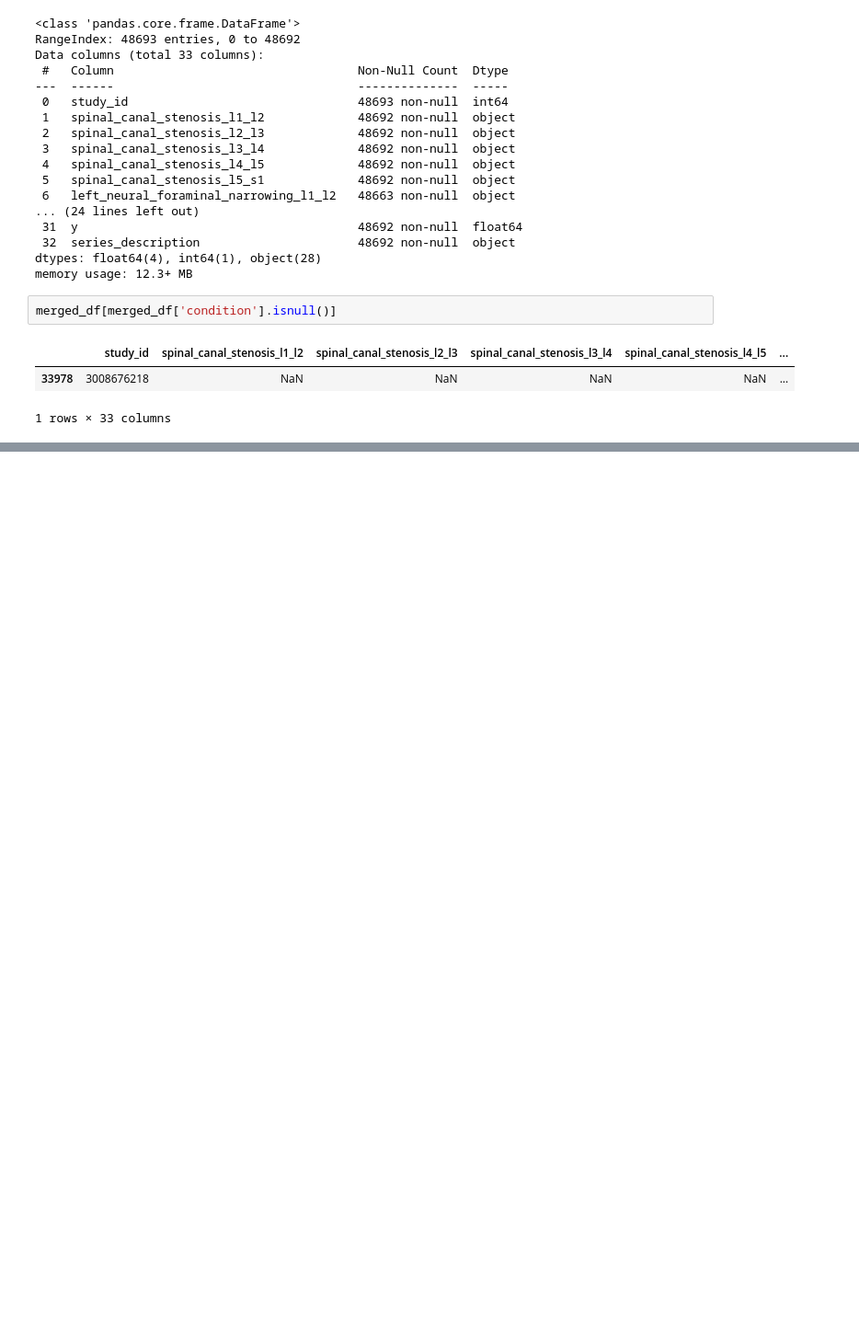
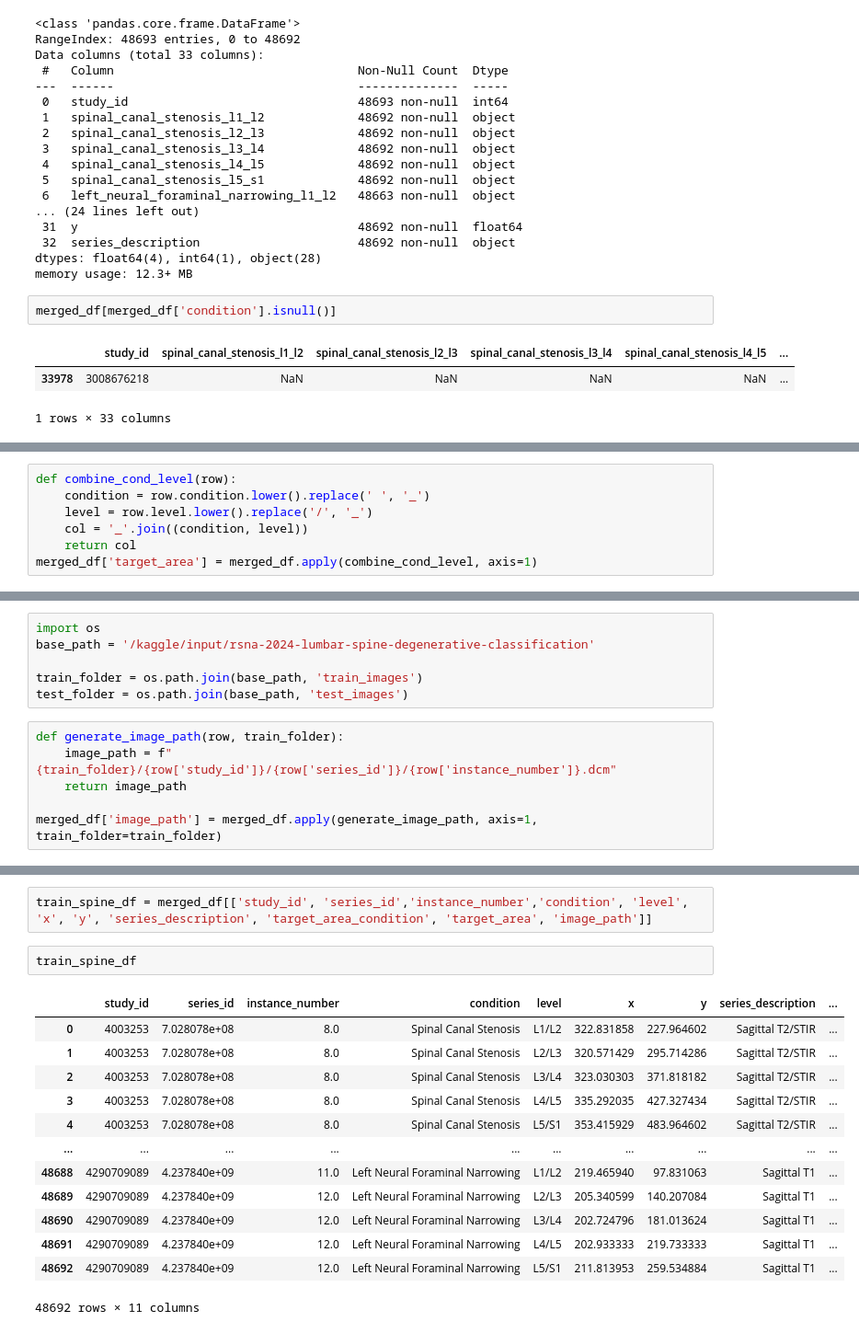
Before and after one commit to peteray-dev/lumbar-spine-degenerative_classification, a Jupyter notebook: spine-degenerative.ipynb, the cells around one changed output, grey strips where cells are left out. Shown: that part at 92% size. Drawn from its saved outputs; the diff is of its cells as text; blank space fills up the shorter version.

Commit message:
Kaggle Notebook | spine degenerative | Version 2

```diff
--- a/spine-degenerative.ipynb
+++ b/spine-degenerative.ipynb
@@ -212,0 +268,7 @@ memory usage: 6.6+ KB
+# %%
+def combine_cond_level(row):
+    condition = row.condition.lower().replace(' ', '_')
+    level = row.level.lower().replace('/', '_')
+    col = '_'.join((condition, level))
+    return col
+merged_df['target_area'] = merged_df.apply(combine_cond_level, axis=1)
@@ -212,0 +291,12 @@ memory usage: 6.6+ KB
+# %%
+import os
+base_path = '/kaggle/input/rsna-2024-lumbar-spine-degenerative-classification'
+
+train_folder = os.path.join(base_path, 'train_images')
+test_folder = os.path.join(base_path, 'test_images')
+# %%
+def generate_image_path(row, train_folder):
+    image_path = f"{train_folder}/{row['study_id']}/{row['series_id']}/{row['instance_number']}.dcm"
+    return image_path
+
+merged_df['image_path'] = merged_df.apply(generate_image_path, axis=1, train_folder=train_folder)
@@ -212,0 +313,18 @@ memory usage: 6.6+ KB
+# %%
+train_spine_df = merged_df[['study_id', 'series_id','instance_number','condition', 'level', 'x', 'y', 'series_description', 'target_area_condition', 'target_area', 'image_path']]
+# %%
+train_spine_df
+# %% [output]
+|  | study_id | series_id | instance_number | condition | level | x | y | series_description | ... |
+| 0 | 4003253 | 7.028078e+08 | 8.0 | Spinal Canal Stenosis | L1/L2 | 322.831858 | 227.964602 | Sagittal T2/STIR | ... |
+| 1 | 4003253 | 7.028078e+08 | 8.0 | Spinal Canal Stenosis | L2/L3 | 320.571429 | 295.714286 | Sagittal T2/STIR | ... |
+| 2 | 4003253 | 7.028078e+08 | 8.0 | Spinal Canal Stenosis | L3/L4 | 323.030303 | 371.818182 | Sagittal T2/STIR | ... |
+| 3 | 4003253 | 7.028078e+08 | 8.0 | Spinal Canal Stenosis | L4/L5 | 335.292035 | 427.327434 | Sagittal T2/STIR | ... |
+| 4 | 4003253 | 7.028078e+08 | 8.0 | Spinal Canal Stenosis | L5/S1 | 353.415929 | 483.964602 | Sagittal T2/STIR | ... |
+| ... | ... | ... | ... | ... | ... | ... | ... | ... | ... |
+| 48688 | 4290709089 | 4.237840e+09 | 11.0 | Left Neural Foraminal Narrowing | L1/L2 | 219.465940 | 97.831063 | Sagittal T1 | ... |
+| 48689 | 4290709089 | 4.237840e+09 | 12.0 | Left Neural Foraminal Narrowing | L2/L3 | 205.340599 | 140.207084 | Sagittal T1 | ... |
+| 48690 | 4290709089 | 4.237840e+09 | 12.0 | Left Neural Foraminal Narrowing | L3/L4 | 202.724796 | 181.013624 | Sagittal T1 | ... |
+| 48691 | 4290709089 | 4.237840e+09 | 12.0 | Left Neural Foraminal Narrowing | L4/L5 | 202.933333 | 219.733333 | Sagittal T1 | ... |
+| 48692 | 4290709089 | 4.237840e+09 | 12.0 | Left Neural Foraminal Narrowing | L5/S1 | 211.813953 | 259.534884 | Sagittal T1 | ... |
+48692 rows × 11 columns
```
Also changed, not shown: parts of 9 cells of this notebook.
